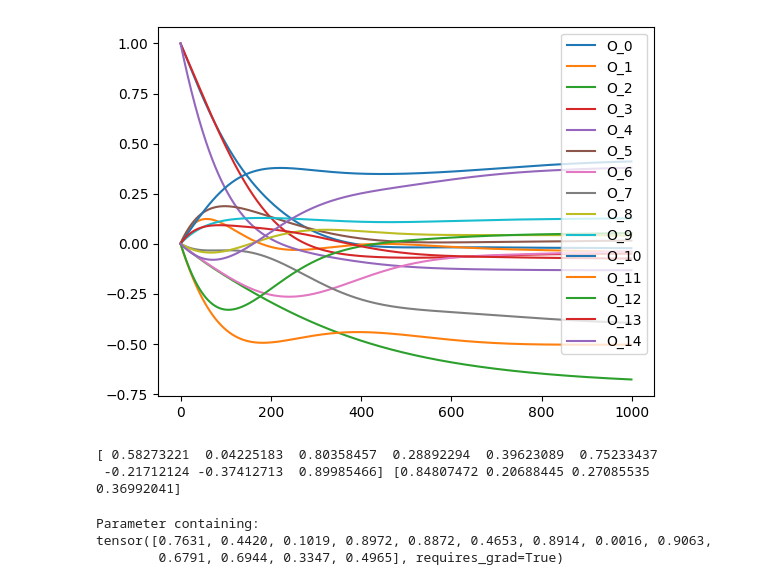
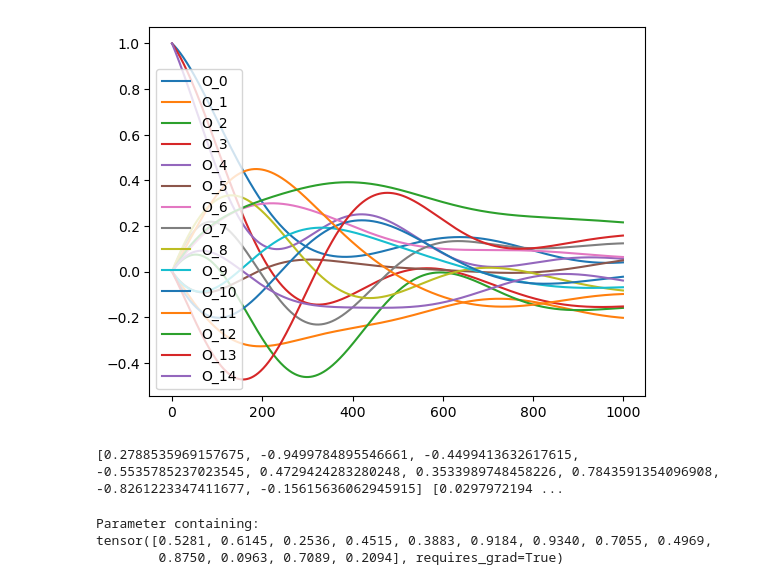
Before and after one commit to GubioGL/PINNverse_for_open_quantum_system, a Jupyter notebook: No fields/version_pytorch.ipynb, the cells around one changed output. Drawn from its saved outputs; the diff is of its cells as text; code cells hidden in the pictures.

```diff
--- a/No fields/version_pytorch.ipynb
+++ b/No fields/version_pytorch.ipynb
@@ -64,33 +64,43 @@ O_op =[ qt.tensor(qt.qeye(2) , qt.sigmax()),
         qt.tensor(qt.sigmaz(), qt.sigmaz()),
         ]
 # %%
-Js          = np.random.uniform(-1,1,9)
-dissipation = np.random.rand(4)
+SEED =42
+np.random.seed(SEED)
+tc.manual_seed(SEED)
+random.seed(SEED)
+################## Definindo os parametros #######################
 
+Js          = [random.uniform(-1,1) for _ in range(9)]
+dissipation = [random.uniform(0,1) for _ in range(4)]
 tfinal      = 2*np.pi
 N           = 1000
+
 
 valor_esperado_data  = data_qubit_two_crosstalk(Js,dissipation,tfinal,N,O_op,device="cpu")
 
 for i in range(len(O_op)):
     plt.plot(valor_esperado_data[:,i].cpu() ,label=f"O_{i}")
 
 plt.legend()
 plt.show()
 print(Js,dissipation)
 # %% [output]
-[figure, old version]
+[figure, new version]
-[ 0.58273221  0.04225183  0.80358457  0.28892294  0.39623089  0.75233437
- -0.21712124 -0.37412713  0.89985466] [0.84807472 0.20688445 0.27085535 0.36992041]
+[0.2788535969157675, -0.9499784895546661, -0.4499413632617615, -0.5535785237023545, 0.4729424283280248, 0.3533989748458226, 0.7843591354096908, -0.8261223347411677, -0.15615636062945915] [0.0297972194 ...
 # %%
+SEED =42
+np.random.seed(SEED)
+tc.manual_seed(SEED)
+random.seed(SEED)
+
 neuronio = [50,50]
 X_vector   = my.Rede(
-    neuronio    = neuronio,
-    input_      = 1,
-    output_     = len(O_op),
-    activation  =[tc.nn.Tanh()]*len(neuronio),
-    creat_p     =True,
-    N_of_paramater= 9 +4)
+        neuronio    = neuronio,
+        input_      = 1,
+        output_     = len(O_op),
+        activation  =[tc.nn.Tanh()]*len(neuronio),
+        creat_p     =True,
+        N_of_paramater= 9 +4)
 opt = tc.optim.Adam(X_vector.parameters(),
         lr = 0.001 )
 time =  tc.linspace(
@@ -99,9 +109,16 @@ time =  tc.linspace(
         N,
         dtype   = tc.float32,
         requires_grad = True).reshape((-1, 1))
-index_data = np.random.randint(0,N,size=20)
+index_data = np.random.randint(0,N,size=50)
+
+
+std = 0.02
+valor_esperado_data = data_qubit_two_crosstalk(Js,dissipation,tfinal,N,O_op,)
+random_data = tc.normal(mean=0.0, std=std, size=valor_esperado_data.shape)
+valor_esperado_data_noisy = valor_esperado_data + random_data
+
 X_vector.parametro
 # %% [output]
 Parameter containing:
-tensor([0.7631, 0.4420, 0.1019, 0.8972, 0.8872, 0.4653, 0.8914, 0.0016, 0.9063,
-        0.6791, 0.6944, 0.3347, 0.4965], requires_grad=True)
+tensor([0.5281, 0.6145, 0.2536, 0.4515, 0.3883, 0.9184, 0.9340, 0.7055, 0.4969,
+        0.8750, 0.0963, 0.7089, 0.2094], requires_grad=True)
```
Also changed, not shown: parts of 5 cells of this notebook, 2 other files.
